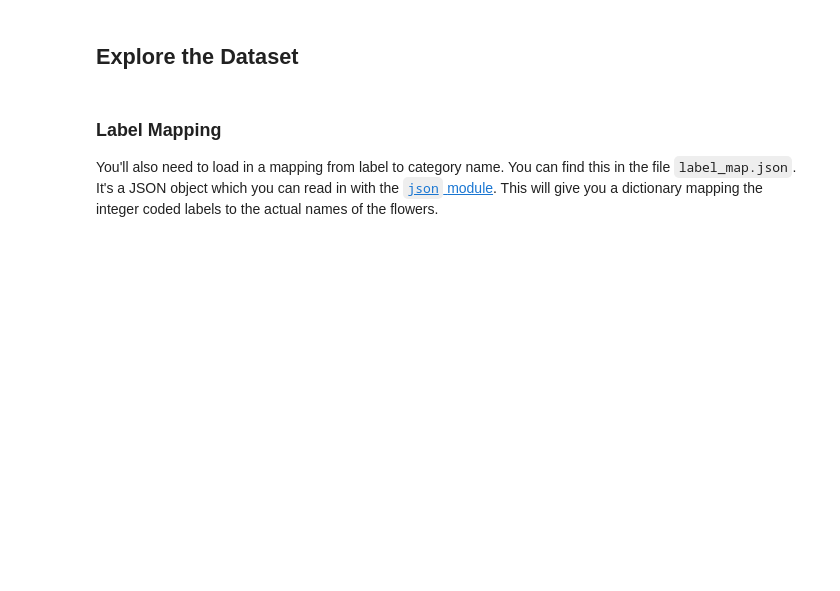
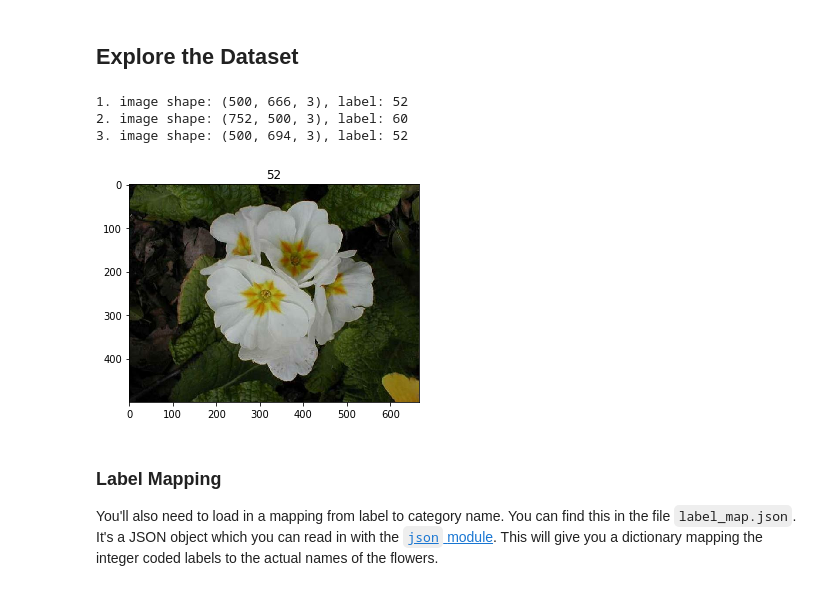
Before and after one commit to sborde/-IMLTFND_ImageClassifier, a Jupyter notebook: Project_Image_Classifier_Project.ipynb, the cells around one changed output. Drawn from its saved outputs; the diff is of its cells as text; code cells hidden in the pictures; blank space fills up the shorter version.

Commit message:
feat: Data loading and exploration

```diff
--- a/Project_Image_Classifier_Project.ipynb
+++ b/Project_Image_Classifier_Project.ipynb
@@ -28,5 +32,6 @@ Here you'll use `tensorflow_datasets` to load the [Oxford Flowers 102 dataset](h
 The validation and testing sets are used to measure the model's performance on data it hasn't seen yet, but you'll still need to normalize and resize the images to the appropriate size.
 # %%
 # TODO: Load the dataset with TensorFlow Datasets.
-
+dataset, dataset_info = tfds.load('oxford_flowers102', as_supervised = True, with_info = True)
 # TODO: Create a training set, a validation set and a test set.
+train_data, test_data, validation_data = dataset['train'], dataset['test'], dataset['validation']
@@ -39,8 +49,24 @@ The validation and testing sets are used to measure the model's performance on d
 # %%
 # TODO: Print the shape and corresponding label of 3 images in the training set.
+for i, (image, label) in enumerate(train_data.take(3)):
+    print(f'{i+1}. image shape: {image.shape}, label: {label}')
+# %% [output]
+1. image shape: (500, 666, 3), label: 52
+2. image shape: (752, 500, 3), label: 60
+3. image shape: (500, 694, 3), label: 52
 # %%
 # TODO: Plot 1 image from the training set. Set the title
 # of the plot to the corresponding image label.
+for image, label in train_data.take(1):
+    image = image.numpy().squeeze()
+    label = label.numpy()
+
+plt.figure()
+plt.imshow(image)
+plt.title(f'{label}')
+plt.show()
+# %% [output]
+[figure, added]
 # %% [markdown]
 ### Label Mapping
 
```
Also changed, not shown: parts of 5 cells of this notebook.
